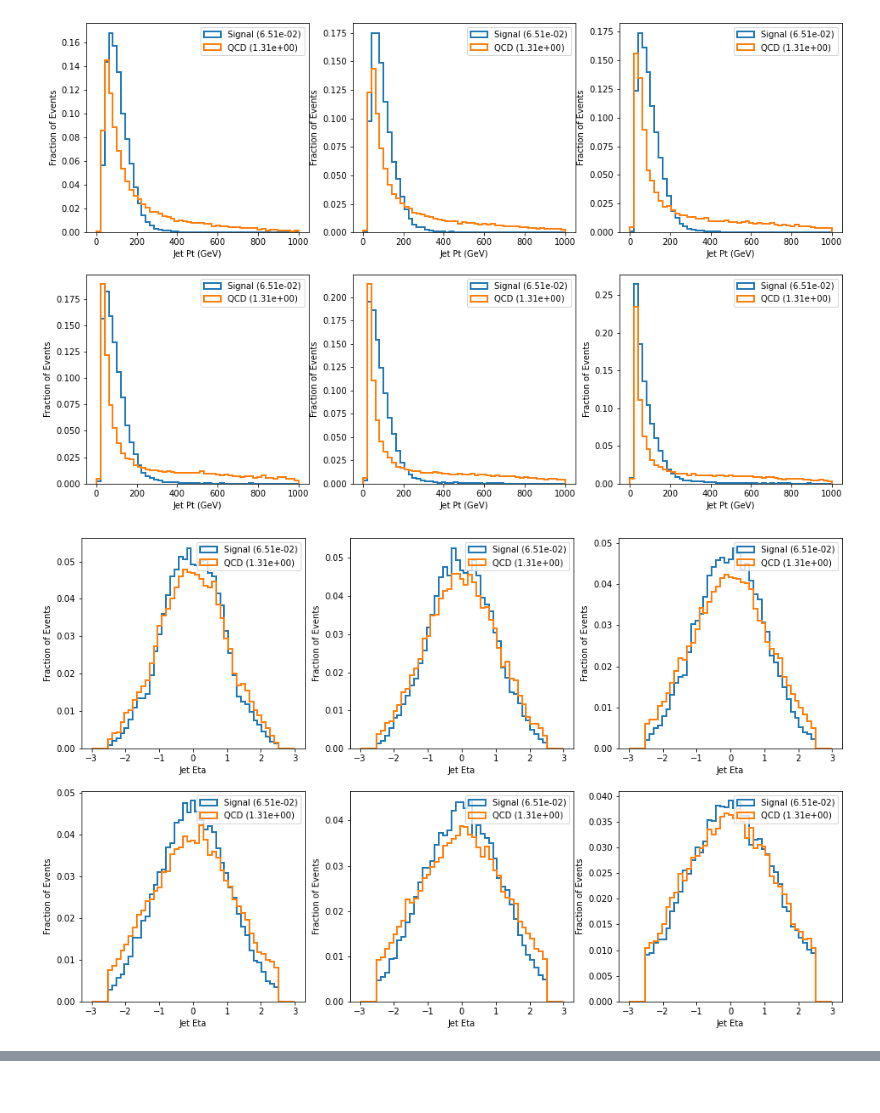
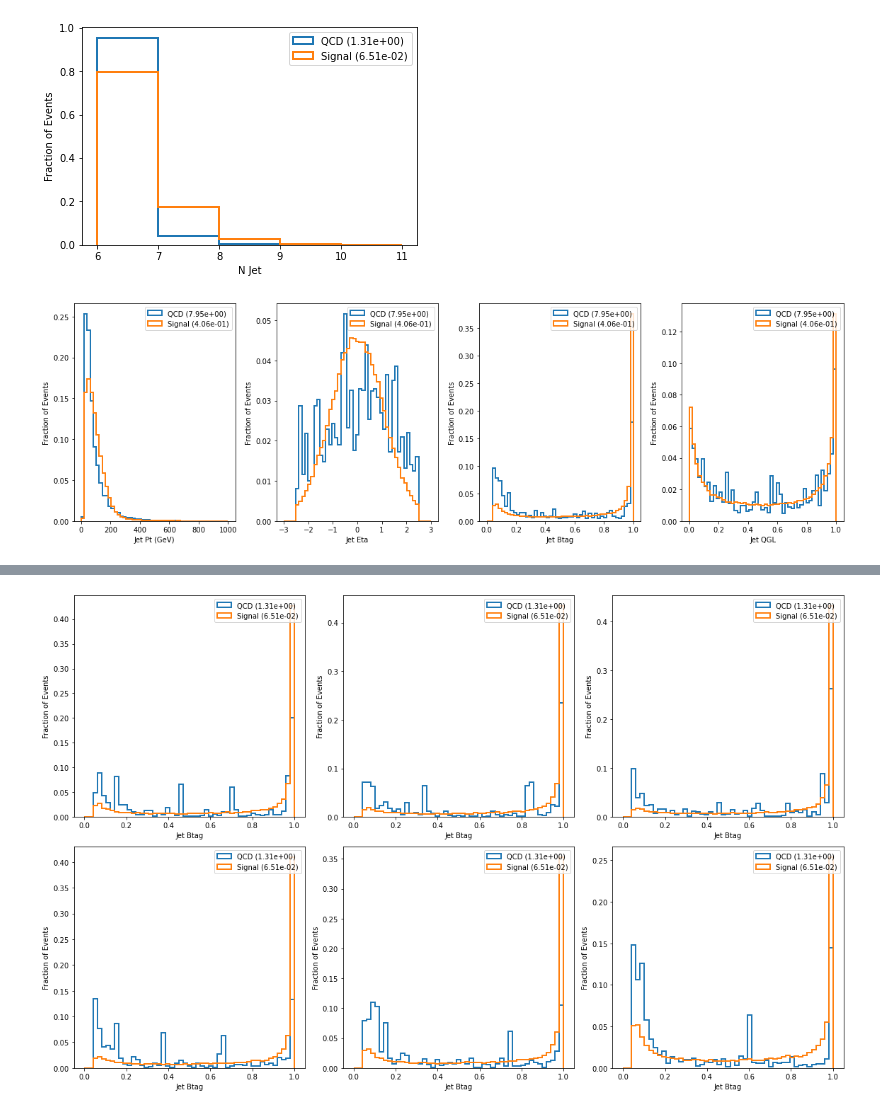
Before and after one commit to ekoenig4/analysis, a Jupyter notebook: background_study.ipynb, the cells around one changed output, grey strips where cells are left out. Cells and saved outputs as stored; diff of their text form; code cells hidden in the pictures.

```diff
--- a/background_study.ipynb
+++ b/background_study.ipynb
@@ -16,16 +16,11 @@ import timeit
 from utils import *
 %autoreload 2
 # %%
-signal = fc.NMSSM_MX_700_MY_400
-signal_tree = Tree(signal)
+signal_tree = Tree(fc.NMSSM_MX_700_MY_400)
 signal_selection = Selection(signal_tree)
-signal_selection.sort_jets("jet_btag")
 # %%
-qcd_trees = TreeList(fc.QCD_Pt_List)
-
-qcd_selections = SelectionList(qcd_trees)
-
-qcd_selections.sort_selected_jets("jet_btag")
+qcd_tree = Tree(fc.QCD_Pt_List)
+qcd_selection = Selection(qcd_tree)
 # %%
 def plot_ijet(selections,varname,ijet,labels=None,figax=None):
     if figax is None: figax = plt.subplots(nrows=1,ncols=1,figsize=(8,5))
@@ -34,8 +29,21 @@ def plot_ijet(selections,varname,ijet,labels=None,figax=None):
     jet_varinfo = varinfo[varname]
 
     hists = [ selection[varname][:,ijet] for selection in selections ]
-    weights = [ selection.scale_weights() for selection in selections ]
+    weights = [ selection["scale"] for selection in selections ]
 
     info = varinfo[varname]
 
     hist_multi(hists,labels=labels,weights=weights,density=1,**info,figax=(fig,axs))
+# %%
+def plot_jets(selections,varname,labels=None,figax=None):
+    if figax is None: figax = plt.subplots(nrows=1,ncols=1,figsize=(8,5))
+    fig,axs = figax
+
+    jet_varinfo = varinfo[varname]
+
+    hists = [ selection[varname] for selection in selections ]
+    weights = [ selection["jet_scale"] for selection in selections ]
+
+    info = varinfo[varname]
+
+    hist_multi(hists,labels=labels,weights=weights,density=1,**info,figax=(fig,axs))
@@ -42,13 +54,25 @@ def plot_ijet(selections,varname,ijet,labels=None,figax=None):
 # %%
-selection_list = [signal_selection,qcd_selections]
-labels = ["Signal","QCD"]
+selection_list = [qcd_selection,signal_selection]
+labels = ["QCD","Signal"]
+varlist = ["jet_pt","jet_eta","jet_btag","jet_qgl"]
 
-for varname in ["jet_pt","jet_eta","jet_btag","jet_qgl"]:
+n_jet_list = [selection["n_jet"] for selection in selection_list]
+weights = [ selection["scale"] for selection in selection_list ]
+hist_multi(n_jet_list,labels=labels,weights=weights,density=1,bins=range(6,12),xlabel="N Jet")
+
+nrows,ncols = 1,4
+fig,axs = plt.subplots(nrows=nrows,ncols=ncols,figsize=(16,5))
+for i,varname in enumerate(varlist):
+    plot_jets(selection_list,varname,labels=labels,figax=(fig,axs[i]))
+fig.tight_layout()
+
+for varname in varlist:
     nrows,ncols = 2,3
     fig,axs = plt.subplots(nrows=nrows,ncols=ncols,figsize=(16,10))
     for ijet in range(6):
         figax=(fig,axs[ijet//ncols,ijet%ncols])
         plot_ijet(selection_list,varname,ijet,labels=labels,figax=figax)
+    fig.tight_layout()
 # %% [output]
-[figure, old version]
+[figure, new version]
-[figure, old version]
+[figure, new version]
@@ -56,0 +81 @@ for varname in ["jet_pt","jet_eta","jet_btag","jet_qgl"]:
+[figure, added]
```
Also changed, not shown: parts of 2 cells of this notebook, 1 other file.
